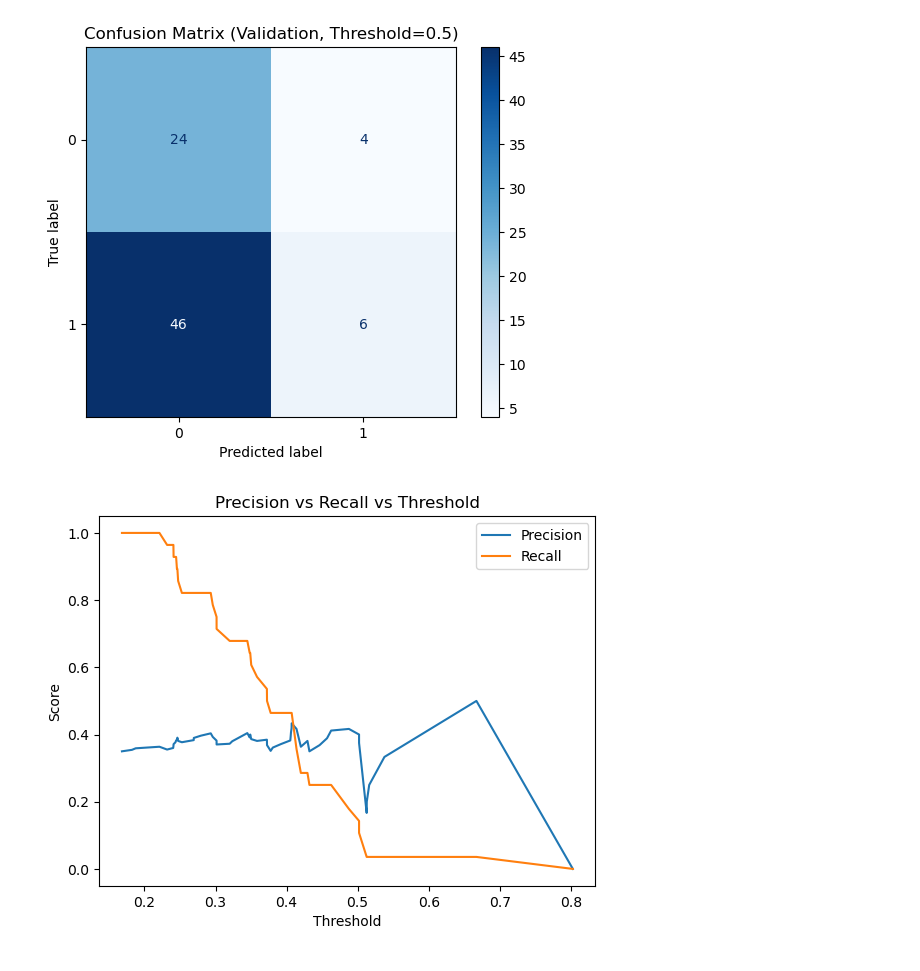
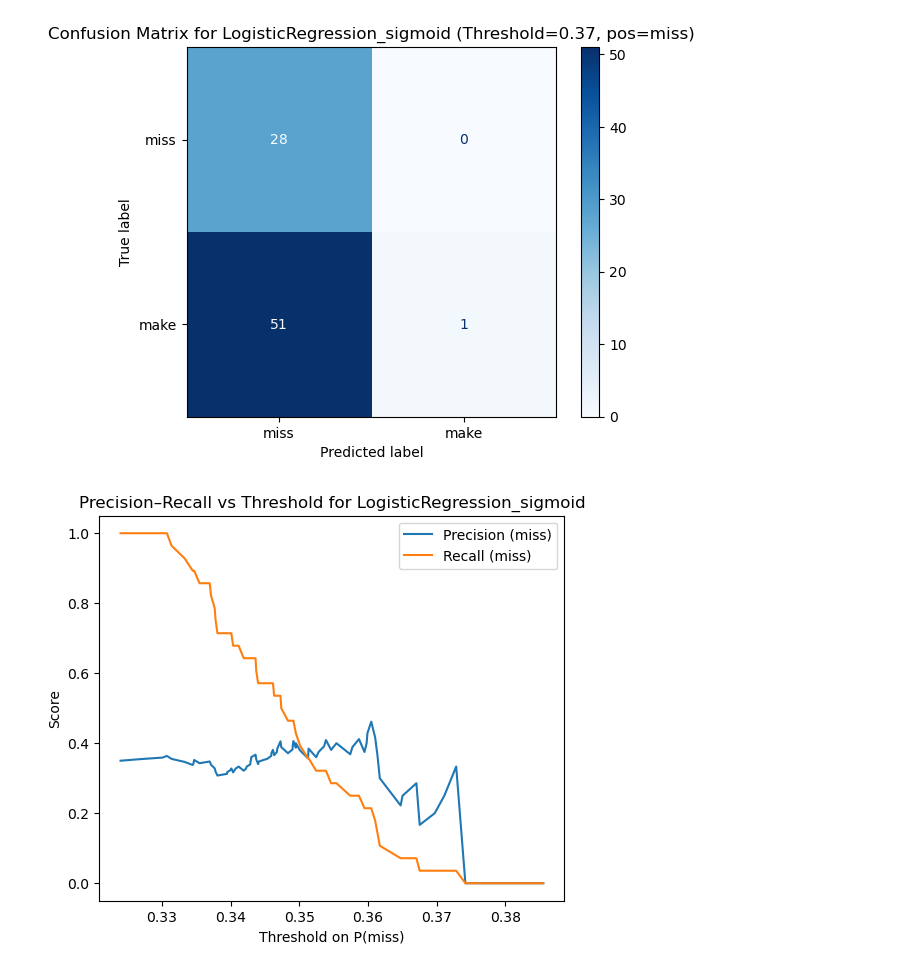
Before and after one commit to KWill55/personalized-sports-optimization, a Jupyter notebook: notebooks/ml_summary_stats_f1.ipynb, the cells around one changed output. Saved outputs shown, nothing was run; the diff lists cells and outputs as text; code cells hidden in the pictures.

```diff
--- a/notebooks/ml_summary_stats_f1.ipynb
+++ b/notebooks/ml_summary_stats_f1.ipynb
@@ -147,8 +140,12 @@ with open(project_cfg_path, "r") as f:
 ATHLETE = project_config["athlete"]
 SESSION = project_config["session"]
 
+LABELS = ["miss", "make"]                # row/col order in CM: 0->miss, 1->make
+LABEL_TO_INT = {"miss": 0, "make": 1}
+INT_TO_LABEL = {0: "miss", 1: "make"}
 
-POS_LABEL = 0 # set to 1 for 'make', 0 for 'miss'
+POS_LABEL = "miss"                        # human-friendly
+POS_LABEL_INT = LABEL_TO_INT[POS_LABEL]   # = 0  (positive class is miss)
 
 # --- Load Feature Config ---
 feature_cfg_path = PROJECT_ROOT / "feature_config.yaml"
@@ -789,33 +866,38 @@ print(f"[INFO] Saved: {run_dir/'calibration_threshold_grid.csv'} and {run_dir/'c
 # %%
 # =================================================
 # C. After Thresholding & Calibration
 # =================================================
-from sklearn.metrics import ConfusionMatrixDisplay, confusion_matrix
+from sklearn.metrics import ConfusionMatrixDisplay, confusion_matrix, precision_recall_curve
 
-# Example: visualize confusion matrix for best Logistic Regression
-best_calib_model = cal  # last calibrated model (replace with your best choice)
-p_val = pos_proba(best_calib_model, X_val, pos_label=POS_LABEL)
-t = 0.5  # or use best threshold from summary
-y_pred_val = (p_val >= t).astype(int)
+CHOSEN_MODEL = "LogisticRegression_sigmoid"
 
-cm = confusion_matrix(y_val, y_pred_val)
-disp = ConfusionMatrixDisplay(confusion_matrix=cm, display_labels=[0,1])
+best_calib_model = fitted_models[CHOSEN_MODEL]
+p_val = pos_proba(best_calib_model, X_val, pos_label=POS_LABEL_INT)
+
+# --- Confusion Matrix ---
+thres = best_thresholds[CHOSEN_MODEL]
+y_pred_val = (p_val >= thres).astype(int)
+
+cm = confusion_matrix(y_val, y_pred_val, labels=[0,1])  # keep 0=miss, 1=make
+disp = ConfusionMatrixDisplay(confusion_matrix=cm, display_labels=LABELS)
 disp.plot(cmap="Blues")
-plt.title("Confusion Matrix (Validation, Threshold=0.5)")
+plt.title(f"Confusion Matrix for {CHOSEN_MODEL} (Threshold={thres:.2f}, pos=miss)")
 plt.show()
 
-# Precision vs Recall curve
-prec, rec, thr = precision_recall_curve(y_val, p_val, pos_label=POS_LABEL)
-plt.plot(thr, prec[:-1], label="Precision")
-plt.plot(thr, rec[:-1], label="Recall")
-plt.xlabel("Threshold")
+# --- Precision vs Recall curve (as function of threshold) ---
+prec, rec, thr = precision_recall_curve(y_val, p_val, pos_label=POS_LABEL_INT)
+
+plt.figure(figsize=(6,5))
+plt.plot(thr, prec[:-1], label="Precision (miss)")
+plt.plot(thr, rec[:-1], label="Recall (miss)")
+plt.xlabel("Threshold on P(miss)")
 plt.ylabel("Score")
-plt.title("Precision vs Recall vs Threshold")
+plt.title(f"Precision–Recall vs Threshold for {CHOSEN_MODEL}")
 plt.legend()
 plt.show()
 # %% [output]
-[figure, old version]
+[figure, new version]
-[figure, old version]
+[figure, new version]
 # %%
 # =================================================
 # Step 4: Full Training & Testing (Evaluation)
```
Also changed, not shown: parts of 11 cells of this notebook.
